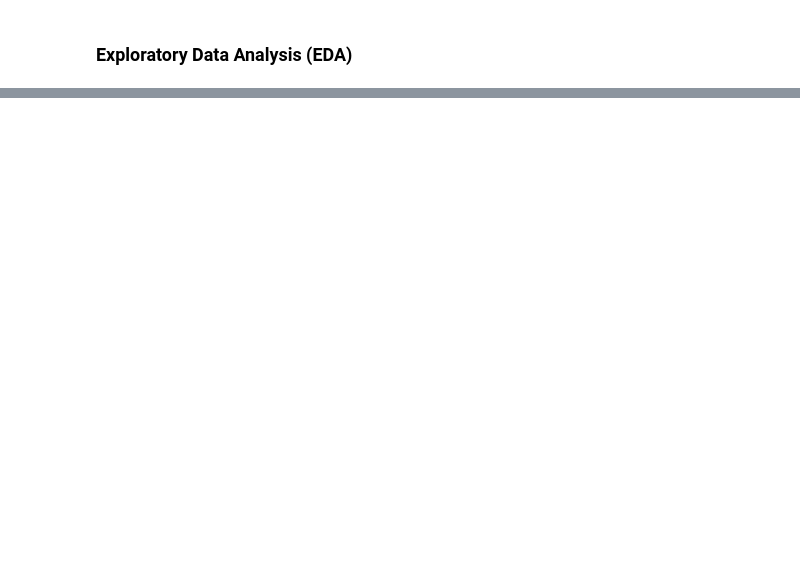
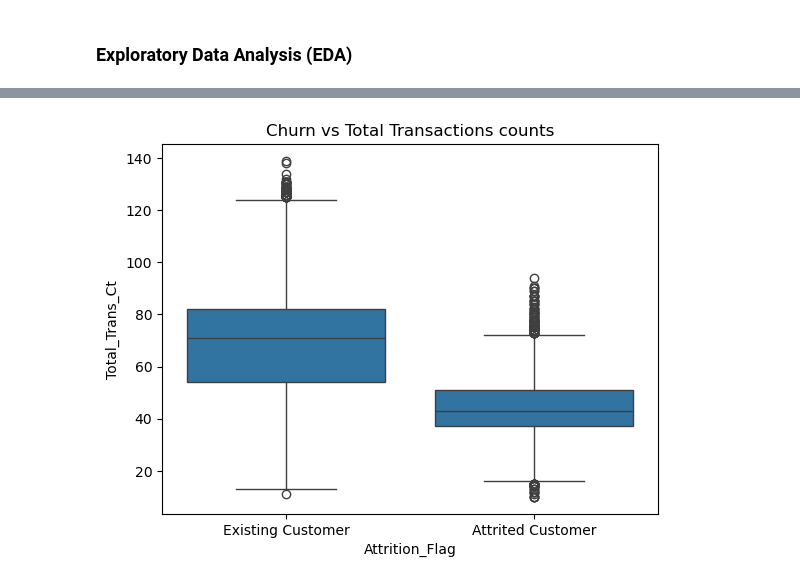
Before and after one commit to sg-333/Customer-Retention-Analysis-, a Jupyter notebook: project.ipynb, the cells around one changed output, grey strips where cells are left out. Cells and saved outputs as stored; diff of their text form; code cells hidden in the pictures; blank space fills up the shorter version.

```diff
--- a/project.ipynb
+++ b/project.ipynb
@@ -221,0 +309,7 @@ df.sample()
+# %%
+# Churn vs Total Transactions counts
+sns.boxplot(df, x='Attrition_Flag', y='Total_Trans_Ct')
+plt.title('Churn vs Total Transactions counts')
+plt.show()
+# %% [output]
+[figure, added]
```
Also changed, not shown: parts of 13 cells of this notebook.
